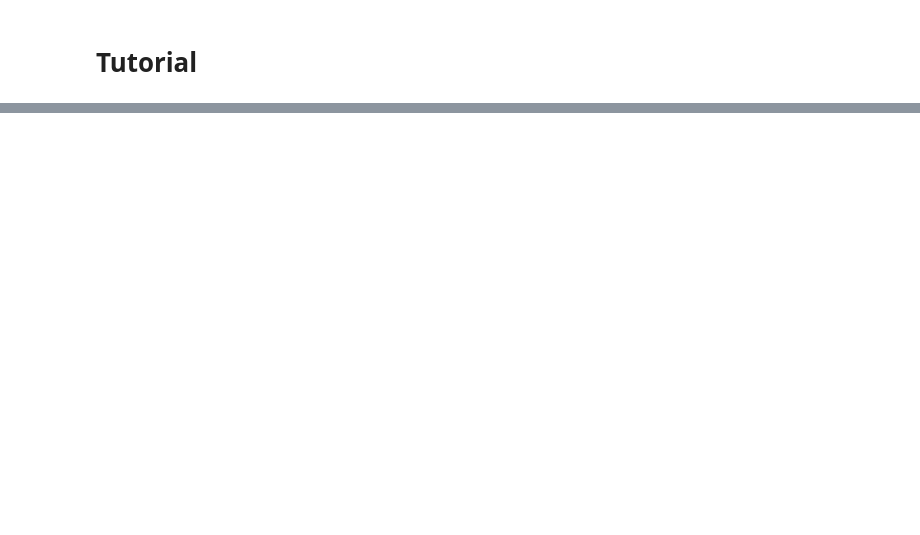
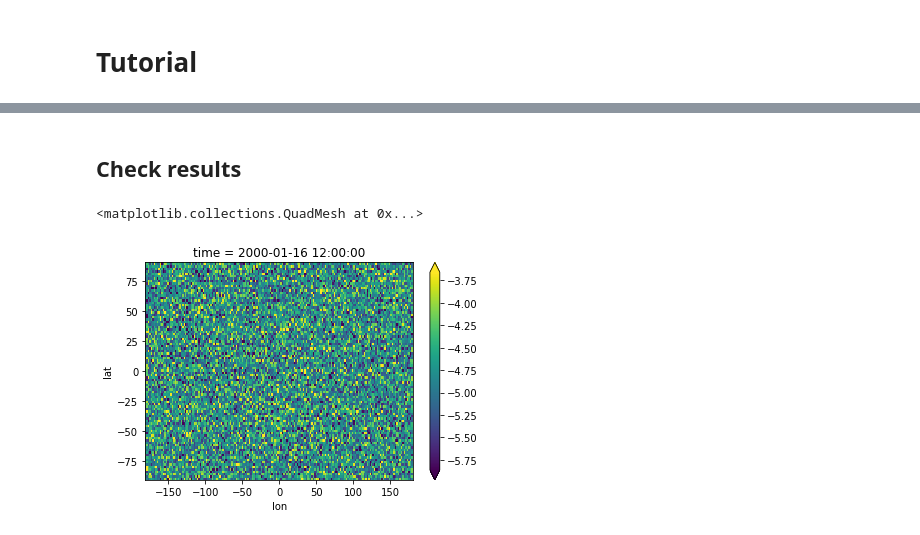
Before and after one commit to NCAR/xgriddedaxis, a Jupyter notebook: docs/source/notebooks/tutorial.ipynb, the cells around one changed output, grey strips where cells are left out. Cells and saved outputs as stored; diff of their text form; code cells hidden in the pictures; blank space fills up the shorter version.

```diff
--- a/docs/source/notebooks/tutorial.ipynb
+++ b/docs/source/notebooks/tutorial.ipynb
@@ -26,2 +50,3 @@ Data variables:
 # %%
-remapper = Remapper(ds, freq='A')
+remapper = Remapper(ds, freq='M')
+remapper
@@ -61,0 +174,3 @@ Dimensions without coordinates: time, d2
+# %%
+tmin_out = remapper.average(ds.tmin)
+tmin_out
@@ -61,0 +195,7 @@ Dimensions without coordinates: time, d2
+# %% [markdown]
+## Check results
+# %%
+tmin_out.isel(time=0).plot(robust=True)
+# %% [output]
+<matplotlib.collections.QuadMesh at 0x...>
+[figure, added]
```
Also changed, not shown: parts of 28 cells of this notebook, 1 other file.
